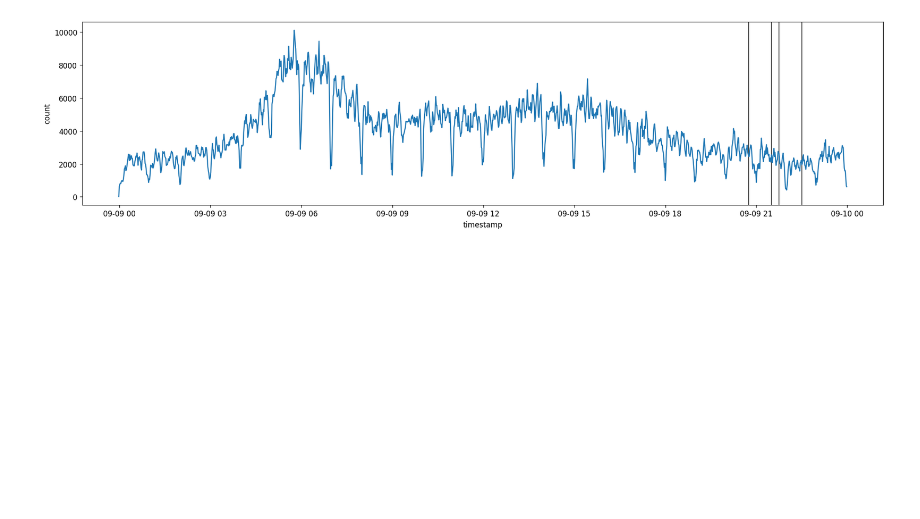
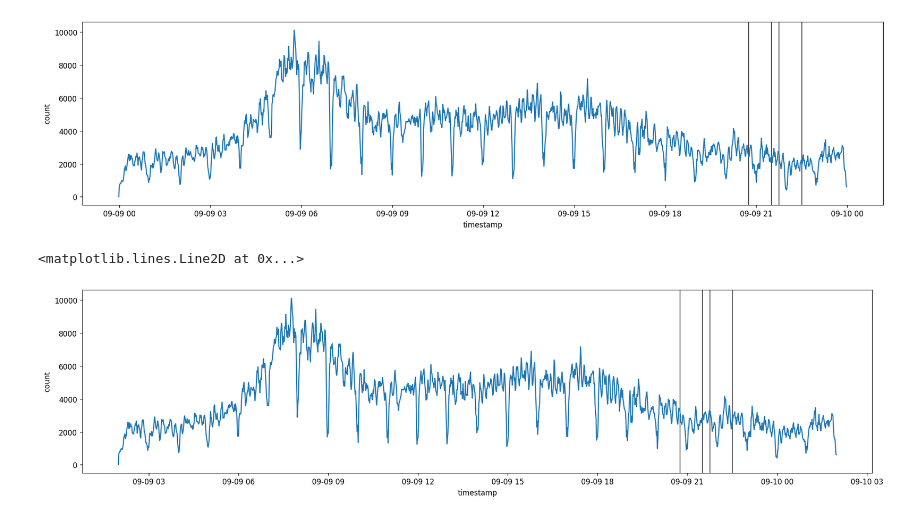
Before and after one commit to ANETILab/wp7_data_processing, a Jupyter notebook: src/social_events.ipynb, the cells around one changed output. Drawn from its saved outputs; the diff is of its cells as text; code cells hidden in the pictures; blank space fills up the shorter version.

```diff
--- a/src/social_events.ipynb
+++ b/src/social_events.ipynb
@@ -46,3 +69,44 @@ ax.axvline(
 # %% [output]
 <matplotlib.lines.Line2D at 0x...>
 [figure]
+# %%
+fig, ax = plt.subplots(layout="constrained", figsize=(16, 4), dpi=120)
+sns.lineplot(
+    data=sep9_by_min.with_columns(
+        timestamp=pl.col("timestamp").dt.convert_time_zone(time_zone="Europe/Budapest"),
+    ),
+    x="timestamp",
+    y="count",
+    ax=ax,
+)
+ax.axvline(
+    datetime(2025, 9, 9, 20, 45, tzinfo=ZoneInfo("Europe/Budapest")),
+    linestyle="solid",
+    lw=1,
+    color="#2d2d2d",
+    zorder=1,
+)
+ax.axvline(
+    datetime(2025, 9, 9, 21, 30, tzinfo=ZoneInfo("Europe/Budapest")),
+    linestyle="solid",
+    lw=1,
+    color="#2d2d2d",
+    zorder=1,
+)
+ax.axvline(
+    datetime(2025, 9, 9, 21, 45, tzinfo=ZoneInfo("Europe/Budapest")),
+    linestyle="solid",
+    lw=1,
+    color="#2d2d2d",
+    zorder=1,
+)
+ax.axvline(
+    datetime(2025, 9, 9, 22, 30, tzinfo=ZoneInfo("Europe/Budapest")),
+    linestyle="solid",
+    lw=1,
+    color="#2d2d2d",
+    zorder=1,
+)
+# %% [output]
+<matplotlib.lines.Line2D at 0x...>
+[figure, added]
```
Also changed, not shown: parts of 25 cells of this notebook.
